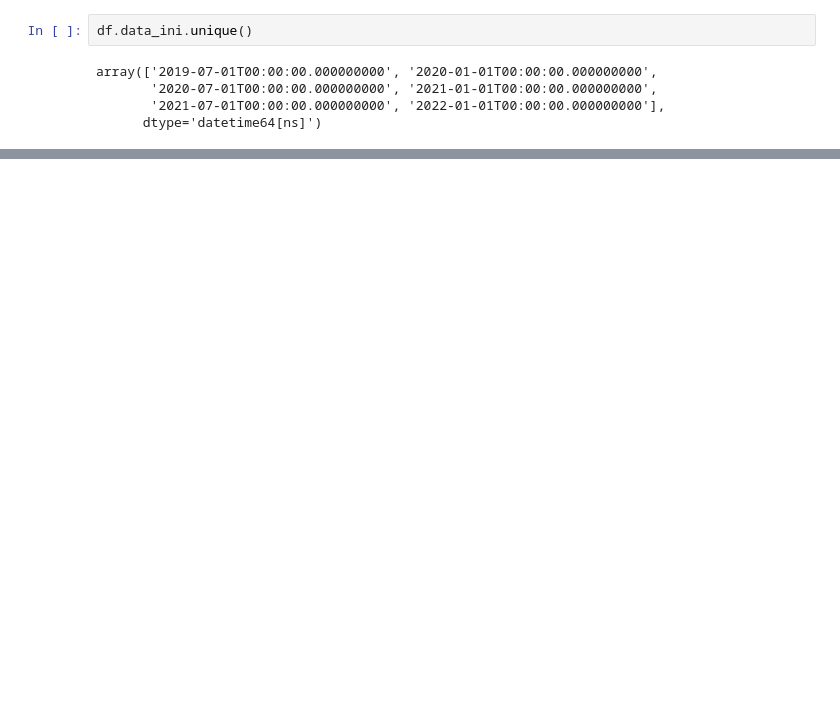
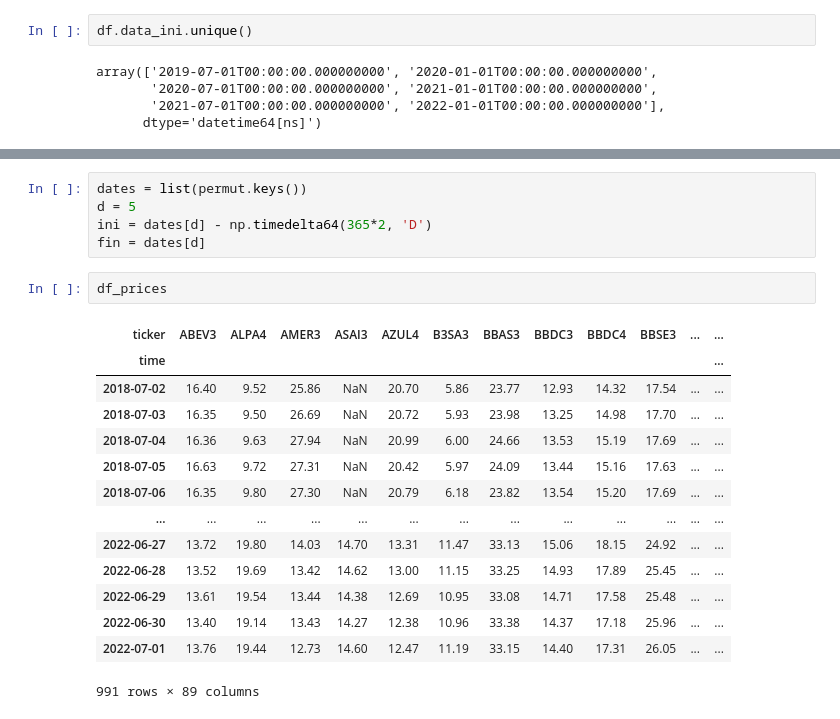
Before and after one commit to CorreaWillian/cointegration, a Jupyter notebook: collect_data.ipynb, the cells around one changed output, grey strips where cells are left out. Drawn from its saved outputs; the diff is of its cells as text; blank space fills up the shorter version.

```diff
--- a/collect_data.ipynb
+++ b/collect_data.ipynb
@@ -213,0 +283,22 @@ separated
+# %%
+dates = list(permut.keys())
+d = 5
+ini = dates[d] - np.timedelta64(365*2, 'D')
+fin = dates[d]
+# %%
+df_prices
+# %% [output]
+| ticker | ABEV3 | ALPA4 | AMER3 | ASAI3 | AZUL4 | B3SA3 | BBAS3 | BBDC3 | BBDC4 | BBSE3 | ... | ... |
+| time |  |  |  |  |  |  |  |  |  |  |  | ... |
+| 2018-07-02 | 16.40 | 9.52 | 25.86 | NaN | 20.70 | 5.86 | 23.77 | 12.93 | 14.32 | 17.54 | ... | ... |
+| 2018-07-03 | 16.35 | 9.50 | 26.69 | NaN | 20.72 | 5.93 | 23.98 | 13.25 | 14.98 | 17.70 | ... | ... |
+| 2018-07-04 | 16.36 | 9.63 | 27.94 | NaN | 20.99 | 6.00 | 24.66 | 13.53 | 15.19 | 17.69 | ... | ... |
+| 2018-07-05 | 16.63 | 9.72 | 27.31 | NaN | 20.42 | 5.97 | 24.09 | 13.44 | 15.16 | 17.63 | ... | ... |
+| 2018-07-06 | 16.35 | 9.80 | 27.30 | NaN | 20.79 | 6.18 | 23.82 | 13.54 | 15.20 | 17.69 | ... | ... |
+| ... | ... | ... | ... | ... | ... | ... | ... | ... | ... | ... | ... | ... |
+| 2022-06-27 | 13.72 | 19.80 | 14.03 | 14.70 | 13.31 | 11.47 | 33.13 | 15.06 | 18.15 | 24.92 | ... | ... |
+| 2022-06-28 | 13.52 | 19.69 | 13.42 | 14.62 | 13.00 | 11.15 | 33.25 | 14.93 | 17.89 | 25.45 | ... | ... |
+| 2022-06-29 | 13.61 | 19.54 | 13.44 | 14.38 | 12.69 | 10.95 | 33.08 | 14.71 | 17.58 | 25.48 | ... | ... |
+| 2022-06-30 | 13.40 | 19.14 | 13.43 | 14.27 | 12.38 | 10.96 | 33.38 | 14.37 | 17.18 | 25.96 | ... | ... |
+| 2022-07-01 | 13.76 | 19.44 | 12.73 | 14.60 | 12.47 | 11.19 | 33.15 | 14.40 | 17.31 | 26.05 | ... | ... |
+991 rows × 89 columns
```
Also changed, not shown: parts of 33 cells of this notebook, 3 other files.
